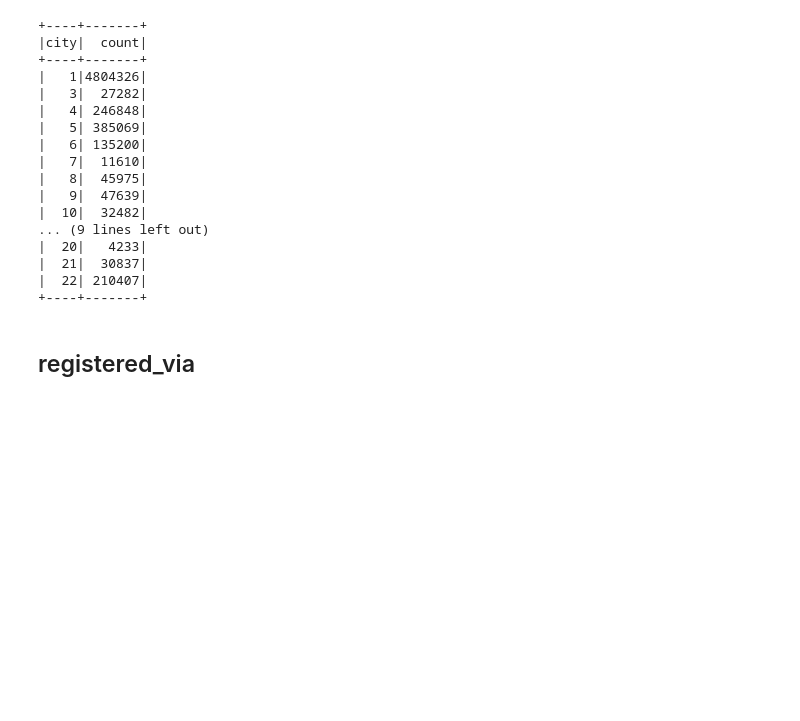
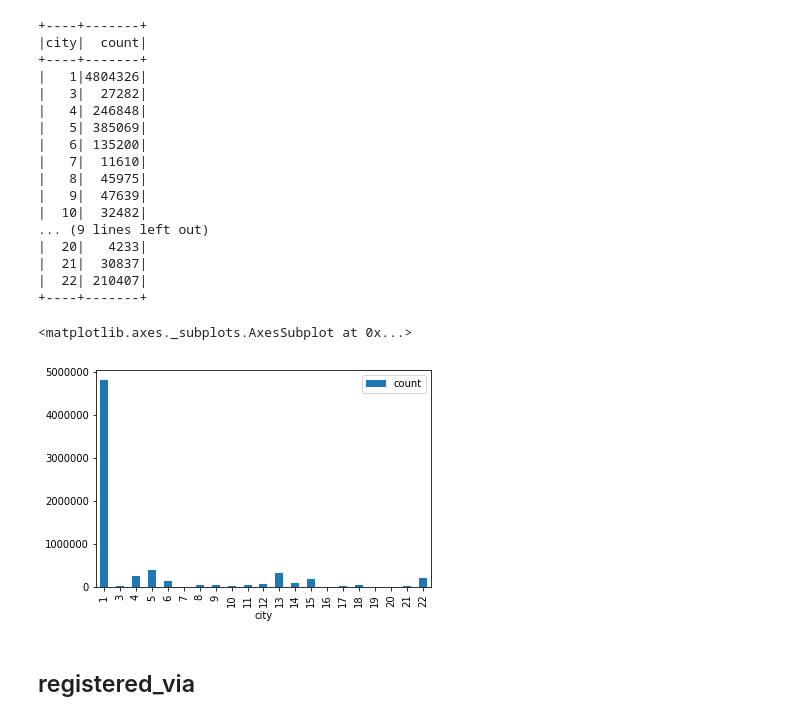
Before and after one commit to III-AdventureTime/kkbox_churn, a Jupyter notebook: explore_raw_members.yang/explore_raw_members.ipynb, the cells around one changed output. Cells and saved outputs as stored; diff of their text form; code cells hidden in the pictures; blank space fills up the shorter version.

```diff
--- a/explore_raw_members.yang/explore_raw_members.ipynb
+++ b/explore_raw_members.yang/explore_raw_members.ipynb
@@ -157,7 +295,8 @@ plt.show()
 ## city
 # %%
 from pyspark.sql.functions import col
-df0.groupBy('city').count().sort(col('city').cast('int')).show(40)
+df = df0.groupBy('city').count().sort(col('city').cast('int'))
+df.show(40)
 # %% [output]
 +----+-------+
 |city|  count|
@@ -176,6 +315,12 @@ df0.groupBy('city').count().sort(col('city').cast('int')).show(40)
 |  21|  30837|
 |  22| 210407|
 +----+-------+
+# %%
+import matplotlib.pyplot as plt
+df.toPandas().plot(kind='bar', x='city')
+# %% [output]
+<matplotlib.axes._subplots.AxesSubplot at 0x...>
+[figure, added]
 # %% [markdown]
 ## registered_via
 # %%
```
Also changed, not shown: parts of 17 cells of this notebook, 2 other files.
